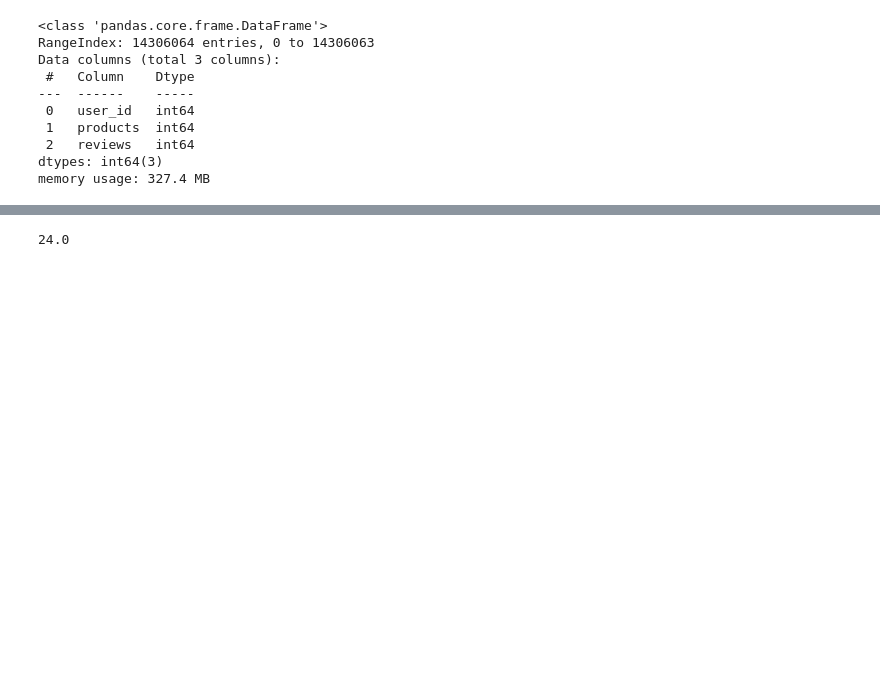
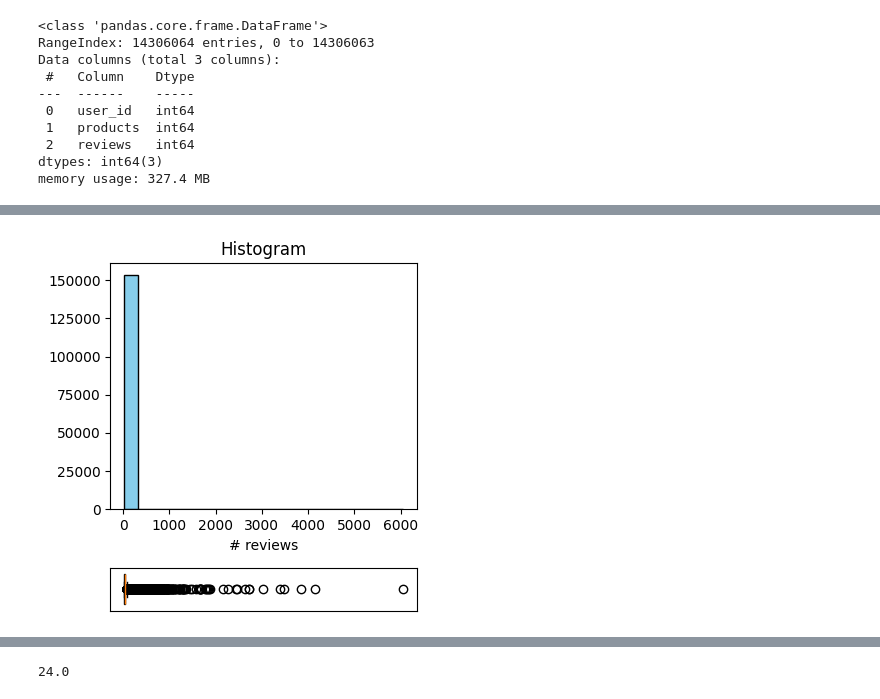
Before and after one commit to swatt45/Capstone, a Jupyter notebook: D502 EDA.ipynb, the cells around one changed output, grey strips where cells are left out. Drawn from its saved outputs; the diff is of its cells as text; code cells hidden in the pictures; blank space fills up the shorter version.

```diff
--- a/D502 EDA.ipynb
+++ b/D502 EDA.ipynb
@@ -69,0 +63,5 @@ dfslim.set_index('user_id')
+# %%
+df_high_reviews = dfuser[dfuser.reviews >= np.percentile(dfuser.reviews.values, 99)]
+create_box_and_hist(df_high_reviews, 'reviews')
+# %% [output]
+[figure, added]
```
Also changed, not shown: parts of 18 cells of this notebook.
